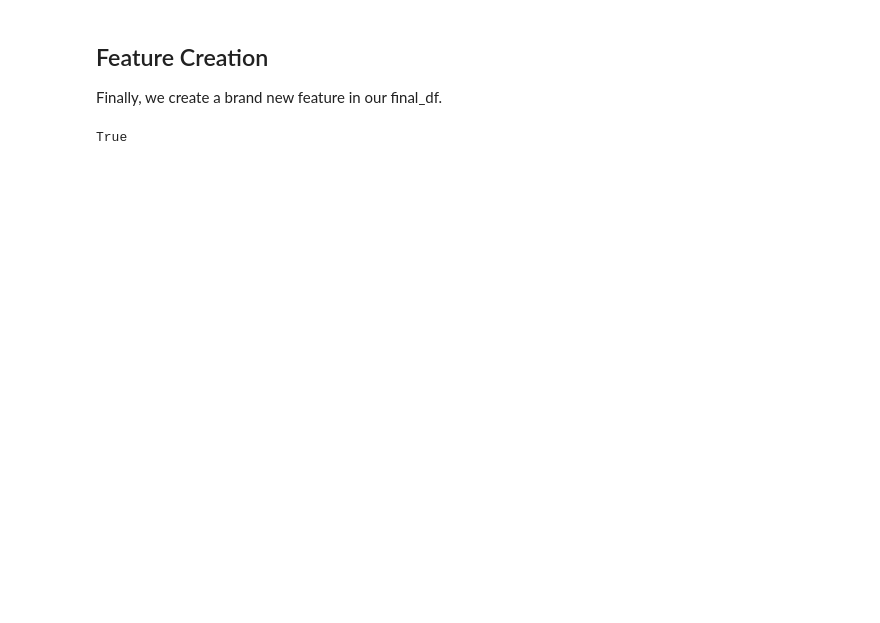
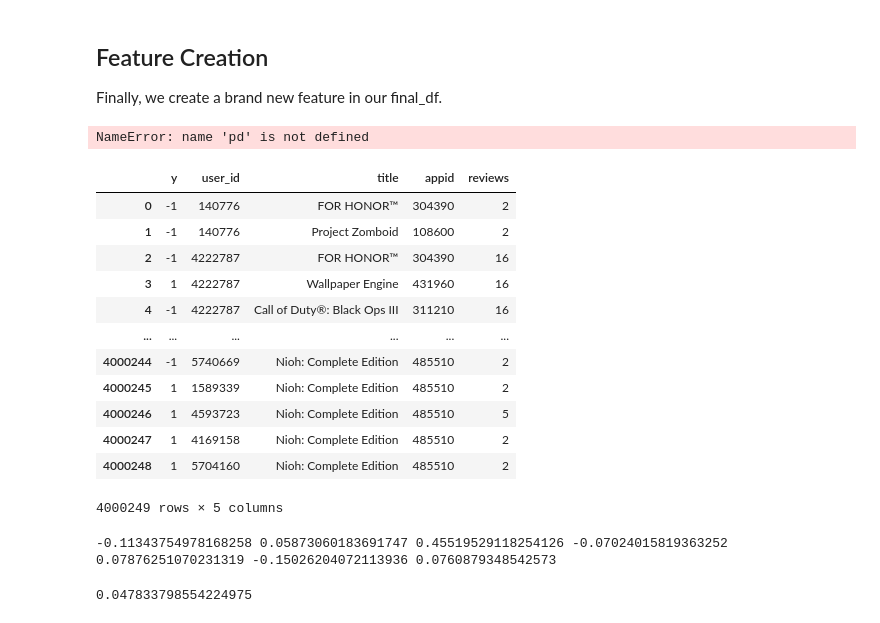
Before and after one commit to JohannesRahn/MachineLearningGroupProject, a Jupyter notebook: b_recommender_system.ipynb, the cells around one changed output. Cells and saved outputs as stored; diff of their text form; code cells hidden in the pictures; blank space fills up the shorter version.

```diff
--- a/b_recommender_system.ipynb
+++ b/b_recommender_system.ipynb
@@ -319,7 +324,18 @@ content_similarity_df.to_csv('data/content_base.csv', index = True)
 # %% [markdown]
 ## User Similarity
 # %%
-# Import the final DataFrame
+# Import the user DataFrame
 user_df = pd.read_csv("data/final_df.csv",
                        usecols = ["appid", "title", "user_id",
-                                 "y"])
+                                 "y", "reviews"])
+
+# Turn Booleans to Integers
+user_df["y"] = user_df["y"].astype(int).replace(0, -1)
+# %%
+# Create DF for users with only 1 review and more than 1
+two_plus_df = user_df[user_df['reviews'] > 1].reset_index(drop = True)
+one_rev_df = user_df[user_df['reviews'] == 1].reset_index(drop = True)
+
+# print the resulting dataframe
+if (len(user_df) == (len(two_plus_df) + len(one_rev_df))):
+    print("No Datapoints Lost")
@@ -405,17 +421,6 @@ user_similarity_df = "a"
 
 Finally, we create a brand new feature in our final_df.
 # %%
-final_df = pd.read_csv("data/final_df.csv",
-                      usecols = ["user_id", "title",
-                                "reviews"])
-
 content_similarity_df = pd.read_csv("data/content_base.csv", index_col = "name")
+# %% [output]
+NameError: name 'pd' is not defined
-# %%
-# create two_plus_df by excluding rows where reviews is larger than 1
-two_plus_df = final_df[final_df['reviews'] > 1].reset_index()
-one_rev_df = final_df[final_df['reviews'] == 1]
-
-# print the resulting dataframe
-print(len(final_df) == (len(two_plus_df) + len(one_rev_df)))
-# %% [output]
-True
@@ -446,0 +427,21 @@ def SimilarityGenerator(users = two_plus_df,
+# %%
+two_plus_df
+# %% [output]
+|  | y | user_id | title | appid | reviews |
+| 0 | -1 | 140776 | FOR HONOR™ | 304390 | 2 |
+| 1 | -1 | 140776 | Project Zomboid | 108600 | 2 |
+| 2 | -1 | 4222787 | FOR HONOR™ | 304390 | 16 |
+| 3 | 1 | 4222787 | Wallpaper Engine | 431960 | 16 |
+| 4 | -1 | 4222787 | Call of Duty®: Black Ops III | 311210 | 16 |
+| ... | ... | ... | ... | ... | ... |
+| 4000244 | -1 | 5740669 | Nioh: Complete Edition | 485510 | 2 |
+| 4000245 | 1 | 1589339 | Nioh: Complete Edition | 485510 | 2 |
+| 4000246 | 1 | 4593723 | Nioh: Complete Edition | 485510 | 5 |
+| 4000247 | 1 | 4169158 | Nioh: Complete Edition | 485510 | 2 |
+| 4000248 | 1 | 5704160 | Nioh: Complete Edition | 485510 | 2 |
+4000249 rows × 5 columns
+# %%
+AverageSimilarityCalculator(4222787, "Call of Duty®: Black Ops III")
+# %% [output]
+-0.11343754978168258 0.05873060183691747 0.45519529118254126 -0.07024015819363252 0.07876251070231319 -0.15026204072113936 0.0760879348542573
+0.047833798554224975
```
Also changed, not shown: parts of 10 cells of this notebook, 1 other file.
